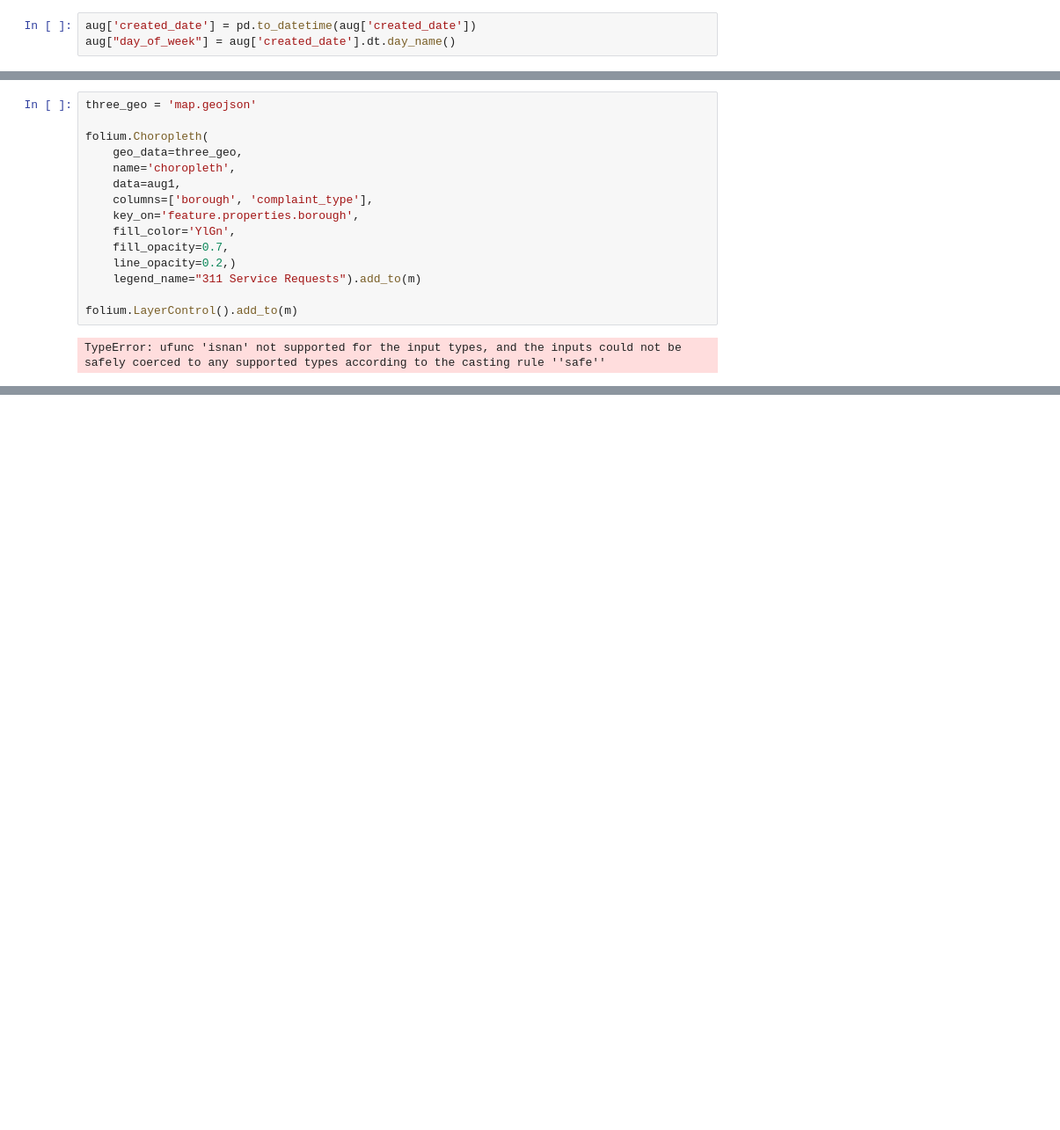
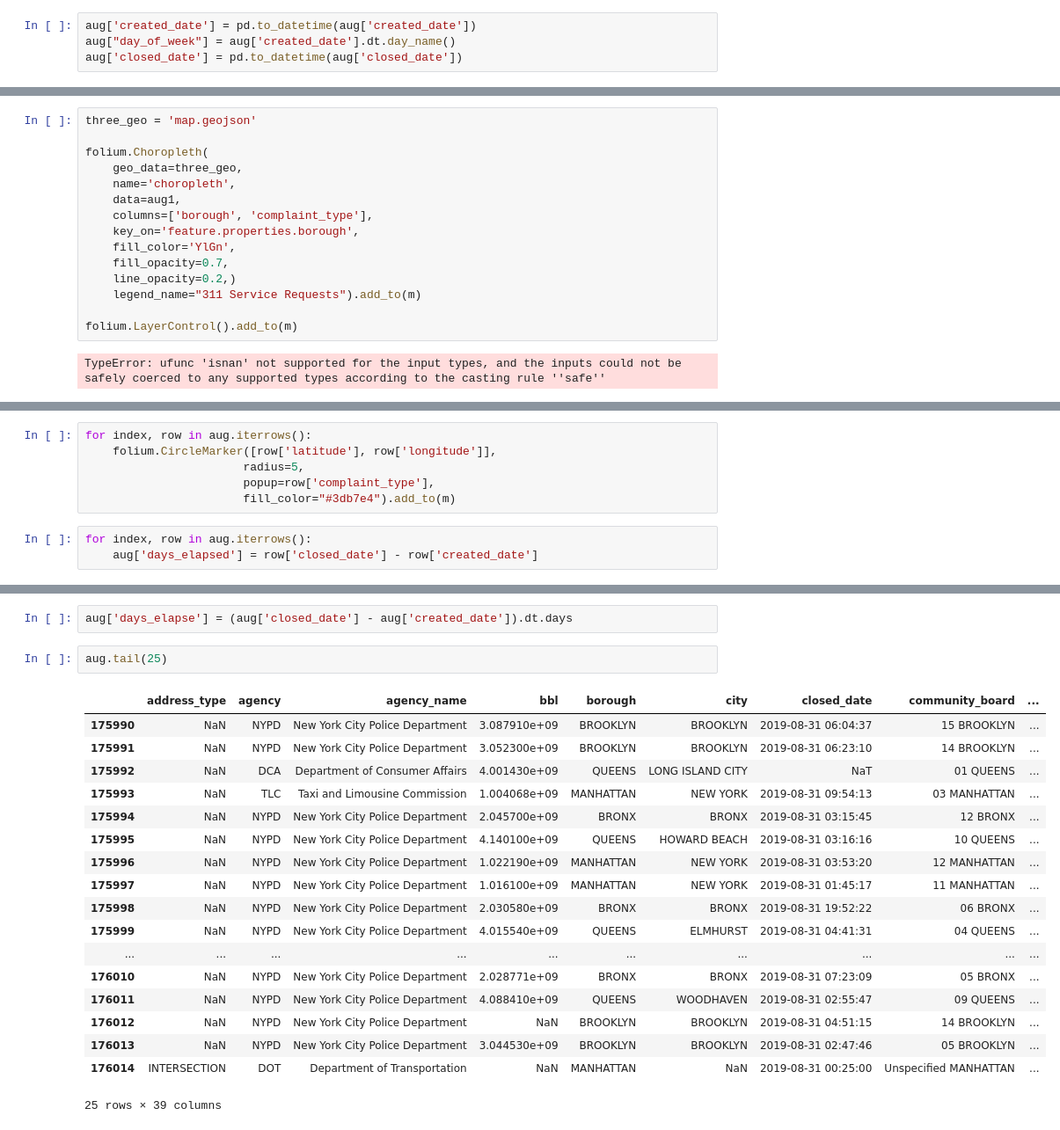
Before and after one commit to whohuhwhat/311_pt4, a Jupyter notebook: Aug_Workbook.ipynb, the cells around one changed output, grey strips where cells are left out. Shown at 88% size. Cells and saved outputs as stored; diff of their text form; blank space fills up the shorter version.

```diff
--- a/Aug_Workbook.ipynb
+++ b/Aug_Workbook.ipynb
@@ -71,6 +71,7 @@ memory usage: 51.0+ MB
 # %%
 aug['created_date'] = pd.to_datetime(aug['created_date'])
 aug["day_of_week"] = aug['created_date'].dt.day_name()
+aug['closed_date'] = pd.to_datetime(aug['closed_date'])
 # %%
 aug['created_date'][9000]
 # %% [output]
@@ -574,0 +593,9 @@ TypeError: ufunc 'isnan' not supported for the input types, and the inputs could
+# %%
+for index, row in aug.iterrows():
+    folium.CircleMarker([row['latitude'], row['longitude']],
+                       radius=5,
+                       popup=row['complaint_type'],
+                       fill_color="#3db7e4").add_to(m)
+# %%
+for index, row in aug.iterrows():
+    aug['days_elapsed'] = row['closed_date'] - row['created_date']
@@ -574,0 +612,23 @@ TypeError: ufunc 'isnan' not supported for the input types, and the inputs could
+# %%
+aug['days_elapse'] = (aug['closed_date'] - aug['created_date']).dt.days
+# %%
+aug.tail(25)
+# %% [output]
+|  | address_type | agency | agency_name | bbl | borough | city | closed_date | community_board | ... |
+| 175990 | NaN | NYPD | New York City Police Department | 3.087910e+09 | BROOKLYN | BROOKLYN | 2019-08-31 06:04:37 | 15 BROOKLYN | ... |
+| 175991 | NaN | NYPD | New York City Police Department | 3.052300e+09 | BROOKLYN | BROOKLYN | 2019-08-31 06:23:10 | 14 BROOKLYN | ... |
+| 175992 | NaN | DCA | Department of Consumer Affairs | 4.001430e+09 | QUEENS | LONG ISLAND CITY | NaT | 01 QUEENS | ... |
+| 175993 | NaN | TLC | Taxi and Limousine Commission | 1.004068e+09 | MANHATTAN | NEW YORK | 2019-08-31 09:54:13 | 03 MANHATTAN | ... |
+| 175994 | NaN | NYPD | New York City Police Department | 2.045700e+09 | BRONX | BRONX | 2019-08-31 03:15:45 | 12 BRONX | ... |
+| 175995 | NaN | NYPD | New York City Police Department | 4.140100e+09 | QUEENS | HOWARD BEACH | 2019-08-31 03:16:16 | 10 QUEENS | ... |
+| 175996 | NaN | NYPD | New York City Police Department | 1.022190e+09 | MANHATTAN | NEW YORK | 2019-08-31 03:53:20 | 12 MANHATTAN | ... |
+| 175997 | NaN | NYPD | New York City Police Department | 1.016100e+09 | MANHATTAN | NEW YORK | 2019-08-31 01:45:17 | 11 MANHATTAN | ... |
+| 175998 | NaN | NYPD | New York City Police Department | 2.030580e+09 | BRONX | BRONX | 2019-08-31 19:52:22 | 06 BRONX | ... |
+| 175999 | NaN | NYPD | New York City Police Department | 4.015540e+09 | QUEENS | ELMHURST | 2019-08-31 04:41:31 | 04 QUEENS | ... |
+| ... | ... | ... | ... | ... | ... | ... | ... | ... | ... |
+| 176010 | NaN | NYPD | New York City Police Department | 2.028771e+09 | BRONX | BRONX | 2019-08-31 07:23:09 | 05 BRONX | ... |
+| 176011 | NaN | NYPD | New York City Police Department | 4.088410e+09 | QUEENS | WOODHAVEN | 2019-08-31 02:55:47 | 09 QUEENS | ... |
+| 176012 | NaN | NYPD | New York City Police Department | NaN | BROOKLYN | BROOKLYN | 2019-08-31 04:51:15 | 14 BROOKLYN | ... |
+| 176013 | NaN | NYPD | New York City Police Department | 3.044530e+09 | BROOKLYN | BROOKLYN | 2019-08-31 02:47:46 | 05 BROOKLYN | ... |
+| 176014 | INTERSECTION | DOT | Department of Transportation | NaN | MANHATTAN | NaN | 2019-08-31 00:25:00 | Unspecified MANHATTAN | ... |
+25 rows × 39 columns
```
Also changed, not shown: parts of 6 cells of this notebook, 1 other file.
